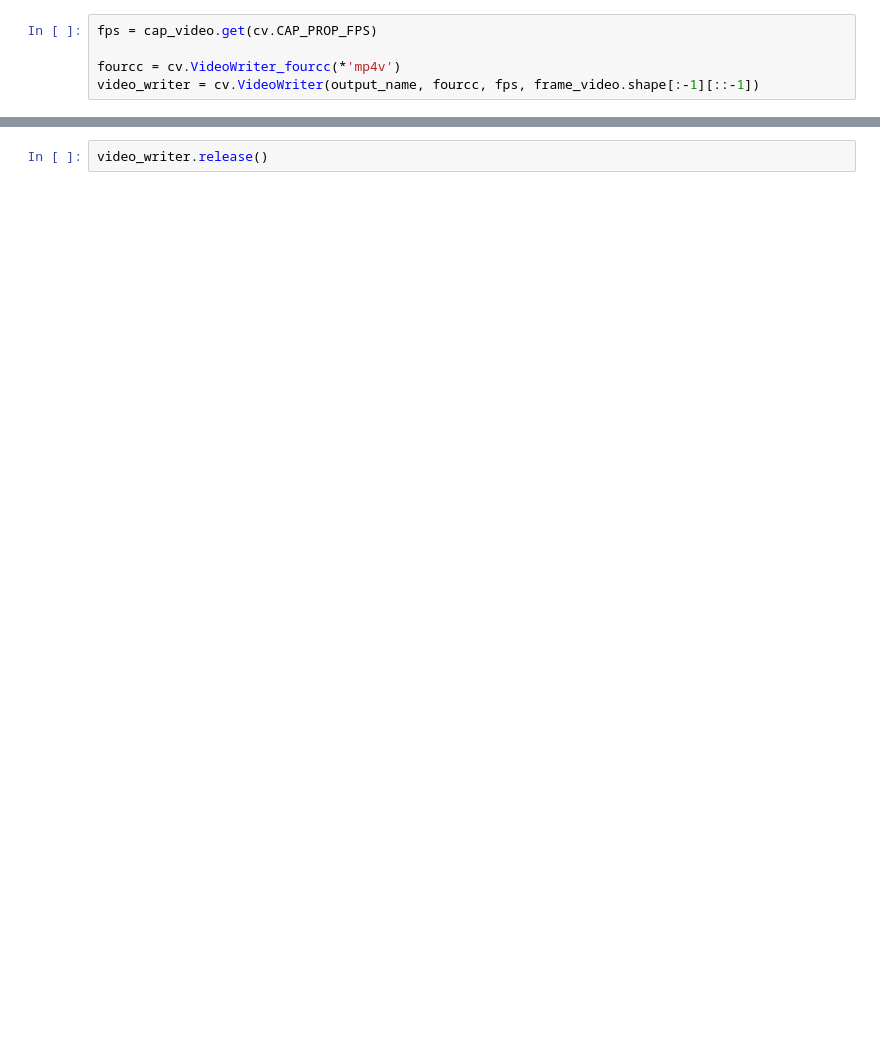
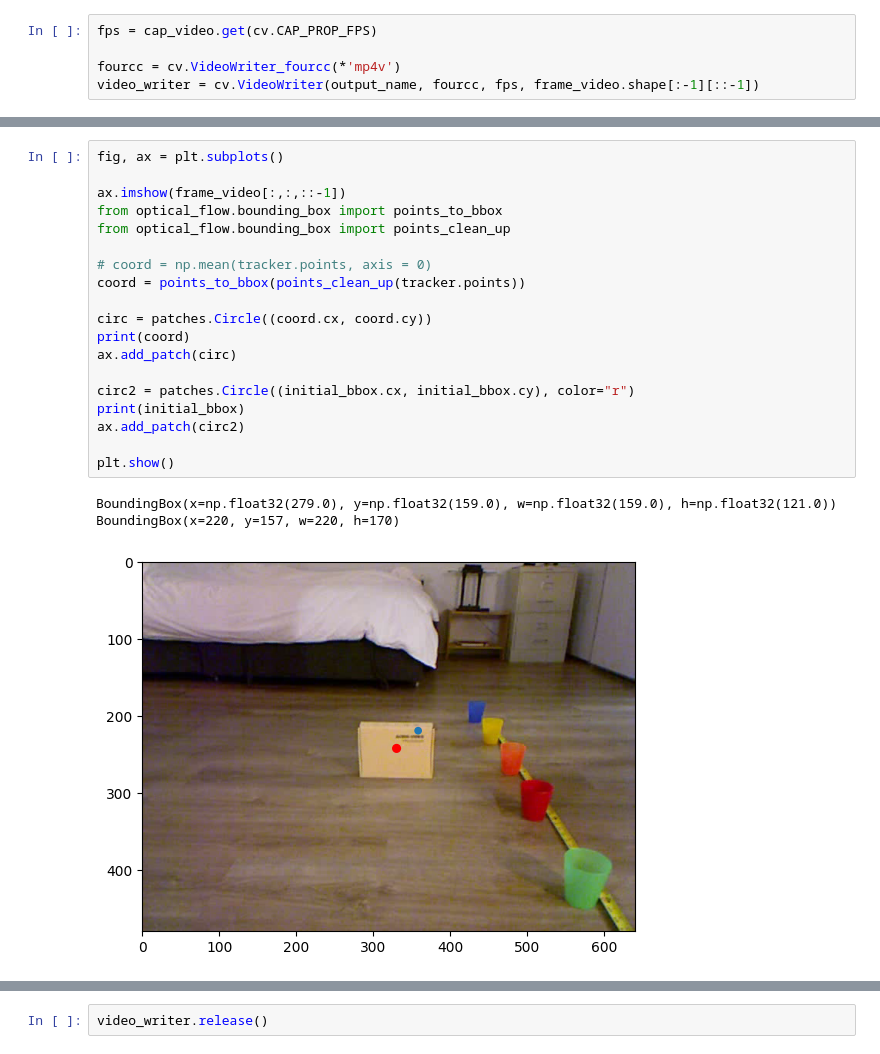
Before and after one commit to AlexisViauCardinal/COMP558-FinalProject, a Jupyter notebook: test.ipynb, the cells around one changed output, grey strips where cells are left out. Saved outputs shown, nothing was run; the diff lists cells and outputs as text; blank space fills up the shorter version.

```diff
--- a/test.ipynb
+++ b/test.ipynb
@@ -62 +99,24 @@ video_writer = cv.VideoWriter(output_name, fourcc, fps, frame_video.shape[:-1][:
+# %%
+fig, ax = plt.subplots()
+
+ax.imshow(frame_video[:,:,::-1])
+from optical_flow.bounding_box import points_to_bbox
+from optical_flow.bounding_box import points_clean_up
+
+# coord = np.mean(tracker.points, axis = 0)
+coord = points_to_bbox(points_clean_up(tracker.points))
+
+circ = patches.Circle((coord.cx, coord.cy))
+print(coord)
+ax.add_patch(circ)
+
+circ2 = patches.Circle((initial_bbox.cx, initial_bbox.cy), color="r")
+print(initial_bbox)
+ax.add_patch(circ2)
+
+plt.show()
+# %% [output]
+BoundingBox(x=np.float32(279.0), y=np.float32(159.0), w=np.float32(159.0), h=np.float32(121.0))
+BoundingBox(x=220, y=157, w=220, h=170)
+[figure, added]
 # %%
```
Also changed, not shown: parts of 12 cells of this notebook, 16 other files.
